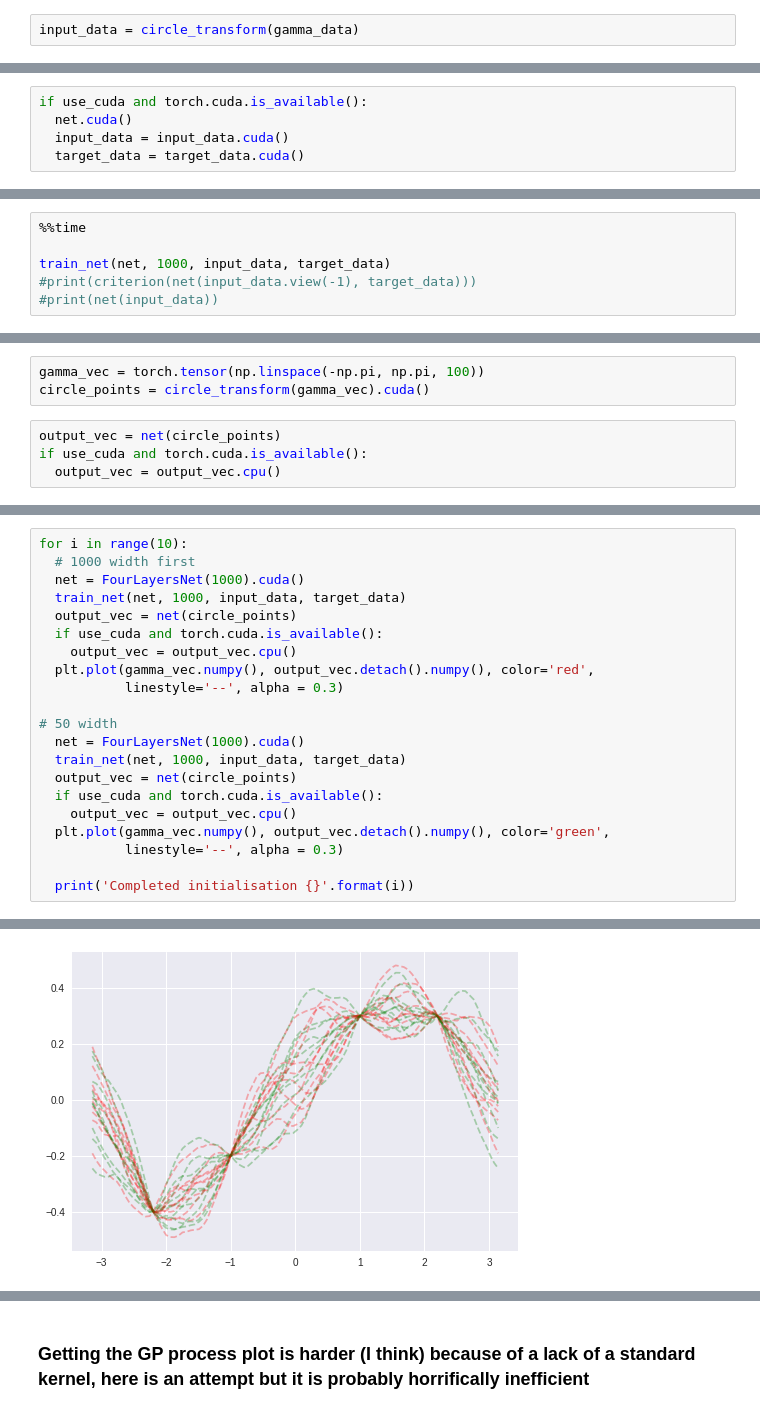
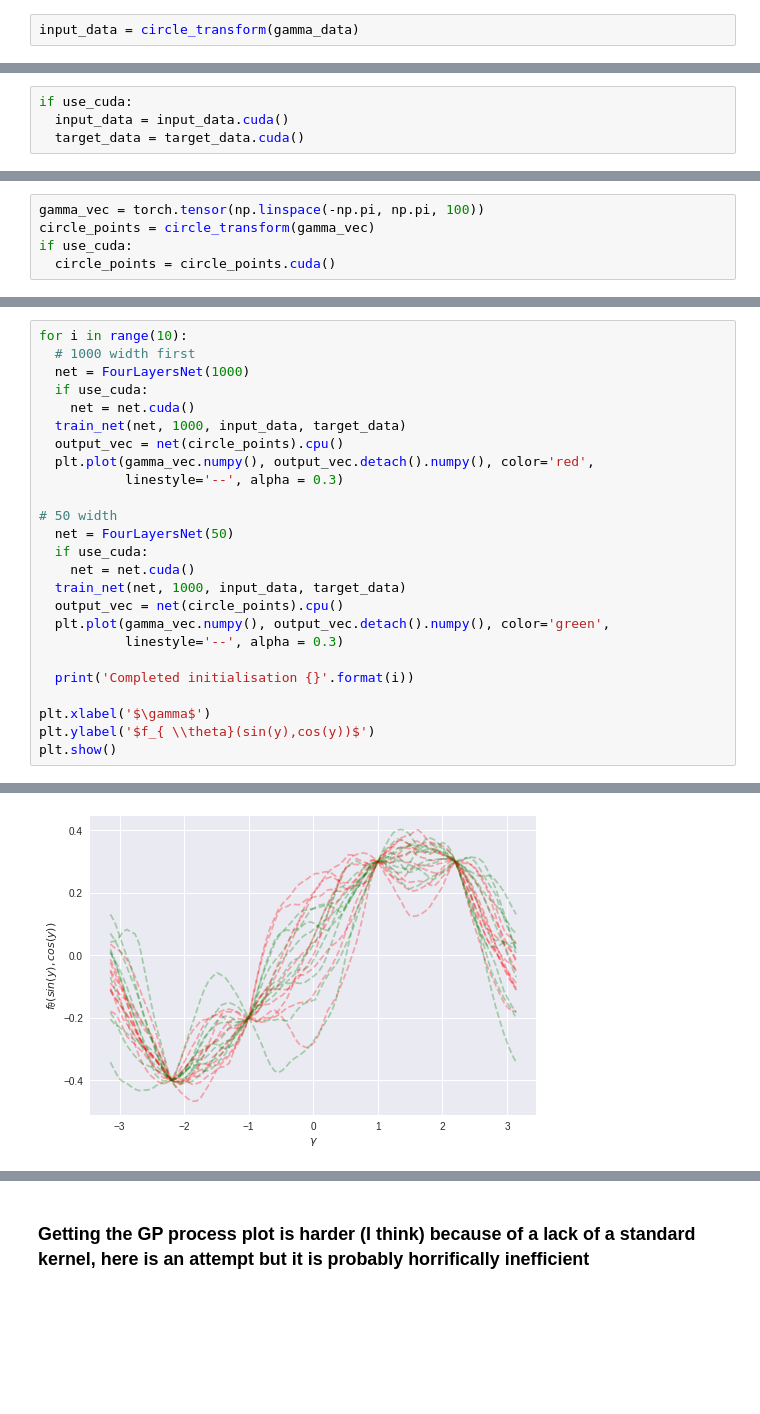
Before and after one commit to bobby-he/Neural_Tangent_Kernel, a Jupyter notebook: Neural_tangent_kernel.ipynb, the cells around one changed output, grey strips where cells are left out. Drawn from its saved outputs; the diff is of its cells as text; blank space fills up the shorter version.

```diff
--- a/Neural_tangent_kernel.ipynb
+++ b/Neural_tangent_kernel.ipynb
@@ -95,5 +41,4 @@ net = FourLayersNet(10)
 # %%
-if use_cuda and torch.cuda.is_available():
-  net.cuda()
+if use_cuda:
   input_data = input_data.cuda()
   target_data = target_data.cuda()
@@ -118,6 +44,0 @@ def train_net(net, n_epochs, input_data, target):
-# %%
-%%time
-
-train_net(net, 1000, input_data, target_data)
-#print(criterion(net(input_data.view(-1), target_data)))
-#print(net(input_data))
@@ -137,7 +47,5 @@ tensor([[-0.4000],
 # %%
 gamma_vec = torch.tensor(np.linspace(-np.pi, np.pi, 100))
-circle_points = circle_transform(gamma_vec).cuda()
+circle_points = circle_transform(gamma_vec)
+if use_cuda:
+  circle_points = circle_points.cuda()
-# %%
-output_vec = net(circle_points)
-if use_cuda and torch.cuda.is_available():
-  output_vec = output_vec.cpu()
@@ -155,22 +52,26 @@ tensor([-0.4000, -0.2000,  0.3000,  0.3000], device='cuda:0')
 # %%
 for i in range(10):
   # 1000 width first
-  net = FourLayersNet(1000).cuda()
+  net = FourLayersNet(1000)
+  if use_cuda:
+    net = net.cuda()
   train_net(net, 1000, input_data, target_data)
-  output_vec = net(circle_points)
-  if use_cuda and torch.cuda.is_available():
-    output_vec = output_vec.cpu()
+  output_vec = net(circle_points).cpu()
   plt.plot(gamma_vec.numpy(), output_vec.detach().numpy(), color='red',
            linestyle='--', alpha = 0.3)
 
 # 50 width
-  net = FourLayersNet(1000).cuda()
+  net = FourLayersNet(50)
+  if use_cuda:
+    net = net.cuda()
   train_net(net, 1000, input_data, target_data)
-  output_vec = net(circle_points)
-  if use_cuda and torch.cuda.is_available():
-    output_vec = output_vec.cpu()
+  output_vec = net(circle_points).cpu()
   plt.plot(gamma_vec.numpy(), output_vec.detach().numpy(), color='green',
            linestyle='--', alpha = 0.3)
 
   print('Completed initialisation {}'.format(i))
+
+plt.xlabel('$\gamma$')
+plt.ylabel('$f_{ \\theta}(sin(y),cos(y))$')
+plt.show()
 # %% [output]
@@ -193,2 +87,2 @@ Finished Training
 Completed initialisation 9
-[figure, old version]
+[figure, new version]
```
Also changed, not shown: parts of 37 cells of this notebook.
